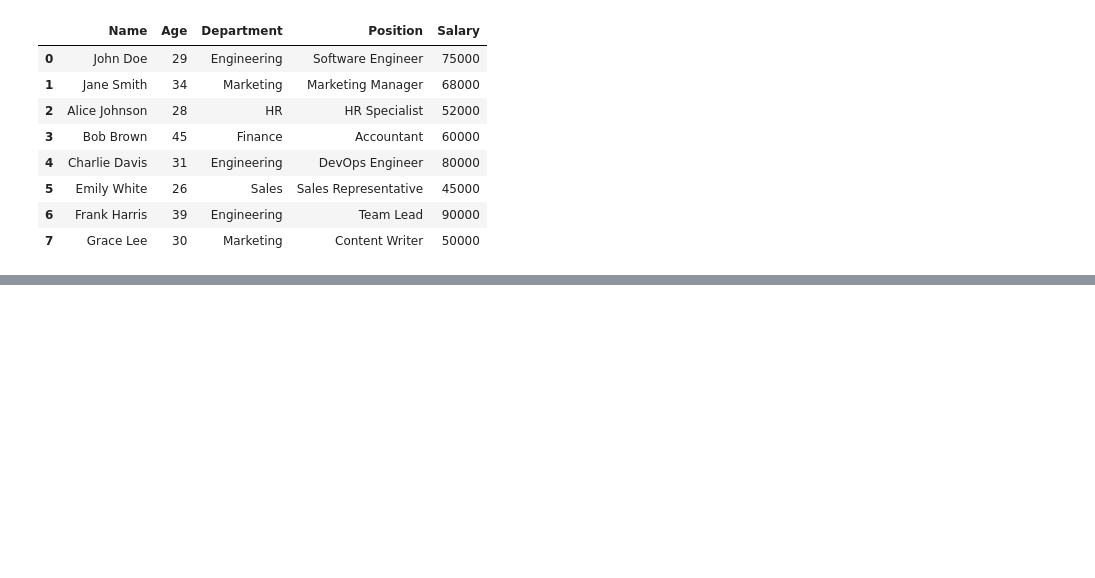
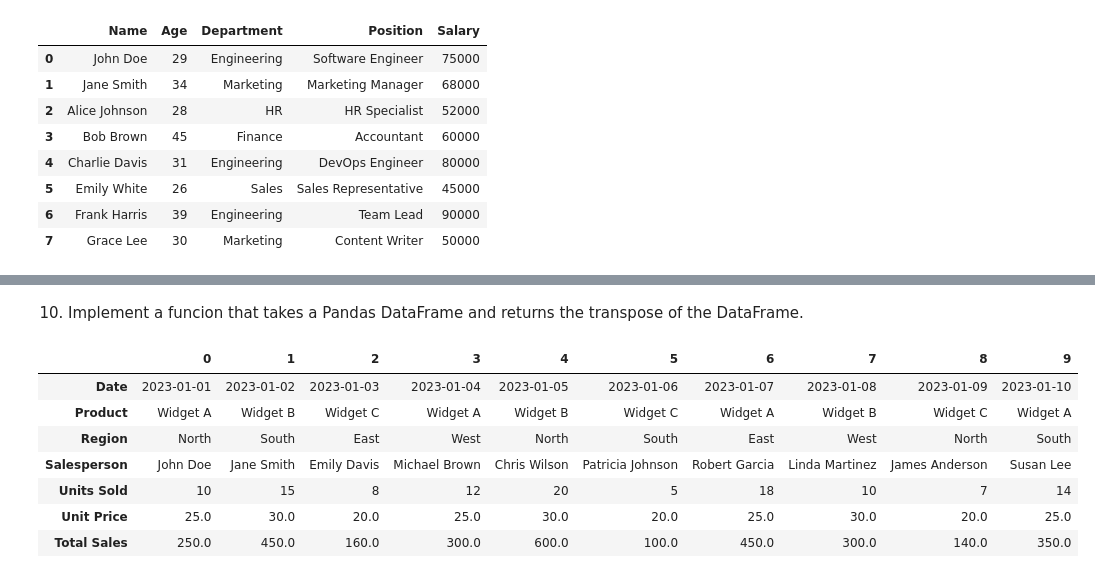
Before and after one commit to iyuendale/Python-Exercises-in-15-Days, a Jupyter notebook: Day_12.ipynb, the cells around one changed output, grey strips where cells are left out. Cells and saved outputs as stored; diff of their text form; code cells hidden in the pictures; blank space fills up the shorter version.

Commit message:
Pandas

```diff
--- a/Day_12.ipynb
+++ b/Day_12.ipynb
@@ -127,0 +294,3 @@ Type:      method
+# %%
+sales_df = pd.read_csv("data/day_12/sales.csv")
+sales_df.info()
@@ -127,0 +381,20 @@ Type:      method
+# %% [markdown]
+10. Implement a funcion that takes a Pandas DataFrame and returns the transpose of the DataFrame.
+# %%
+def transpose_df(old_df):
+    new_df = old_df.iloc[0].to_frame()
+    for i in range(1, len(old_df.index)):
+        new_df[i] = old_df.iloc[i].to_frame()
+    return new_df
+
+transposed_sales_df = transpose_df(sales_df)
+transposed_sales_df
+# %% [output]
+|  | 0 | 1 | 2 | 3 | 4 | 5 | 6 | 7 | 8 | 9 |
+| Date | 2023-01-01 | 2023-01-02 | 2023-01-03 | 2023-01-04 | 2023-01-05 | 2023-01-06 | 2023-01-07 | 2023-01-08 | 2023-01-09 | 2023-01-10 |
+| Product | Widget A | Widget B | Widget C | Widget A | Widget B | Widget C | Widget A | Widget B | Widget C | Widget A |
+| Region | North | South | East | West | North | South | East | West | North | South |
+| Salesperson | John Doe | Jane Smith | Emily Davis | Michael Brown | Chris Wilson | Patricia Johnson | Robert Garcia | Linda Martinez | James Anderson | Susan Lee |
+| Units Sold | 10 | 15 | 8 | 12 | 20 | 5 | 18 | 10 | 7 | 14 |
+| Unit Price | 25.0 | 30.0 | 20.0 | 25.0 | 30.0 | 20.0 | 25.0 | 30.0 | 20.0 | 25.0 |
+| Total Sales | 250.0 | 450.0 | 160.0 | 300.0 | 600.0 | 100.0 | 450.0 | 300.0 | 140.0 | 350.0 |
```
Also changed, not shown: parts of 32 cells of this notebook.
